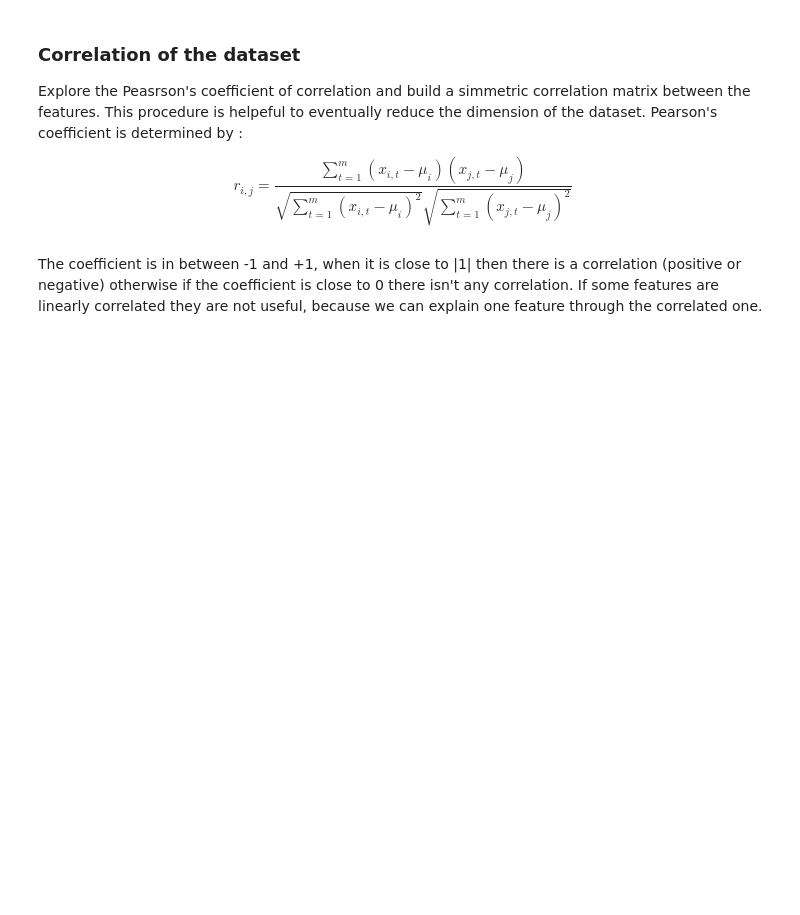
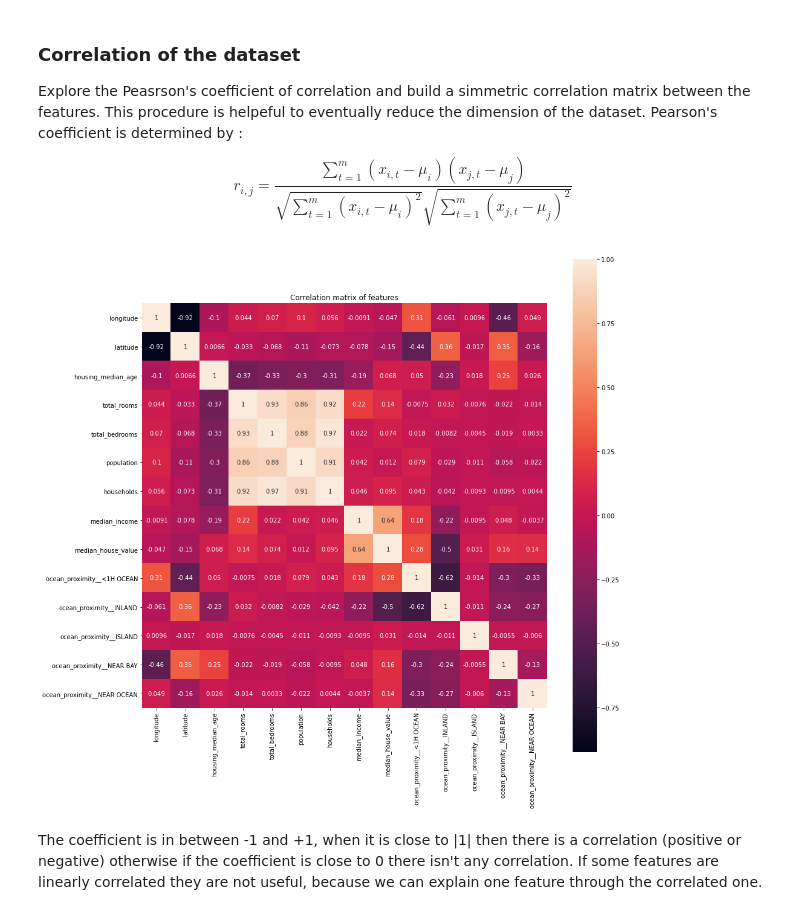
Before and after one commit to mikymaione/HousingPrices, a Jupyter notebook: SourceCode/HousingPrices/main.ipynb, the cells around one changed output. Drawn from its saved outputs; the diff is of its cells as text; code cells hidden in the pictures; blank space fills up the shorter version.

```diff
--- a/SourceCode/HousingPrices/main.ipynb
+++ b/SourceCode/HousingPrices/main.ipynb
@@ -249,11 +250,13 @@ $$ r_{i,j} = \frac{\sum_{t=1}^m (x_{i,t}-\mu_i)(x_{j,t}-\mu_j)}{\sqrt{\sum_{t=1}
 # %%
 corr = data_frame.corr()
 
-plt.figure(figsize=(20, 20))
+plt.figure(figsize=(15, 15))
 plt.title('Correlation matrix of features')
 
 seaborn.heatmap(corr, square=True, annot=True)
 plt.show()
+# %% [output]
+[figure, added]
 # %% [markdown]
 The coefficient is in between -1 and +1, when it is close to |1| then there is a correlation (positive or negative) otherwise if the coefficient is close to 0 there isn't any correlation. If some features are linearly correlated they are not useful, because we can explain one feature through the correlated one.
 # %%
```
Also changed, not shown: parts of 34 cells of this notebook.
